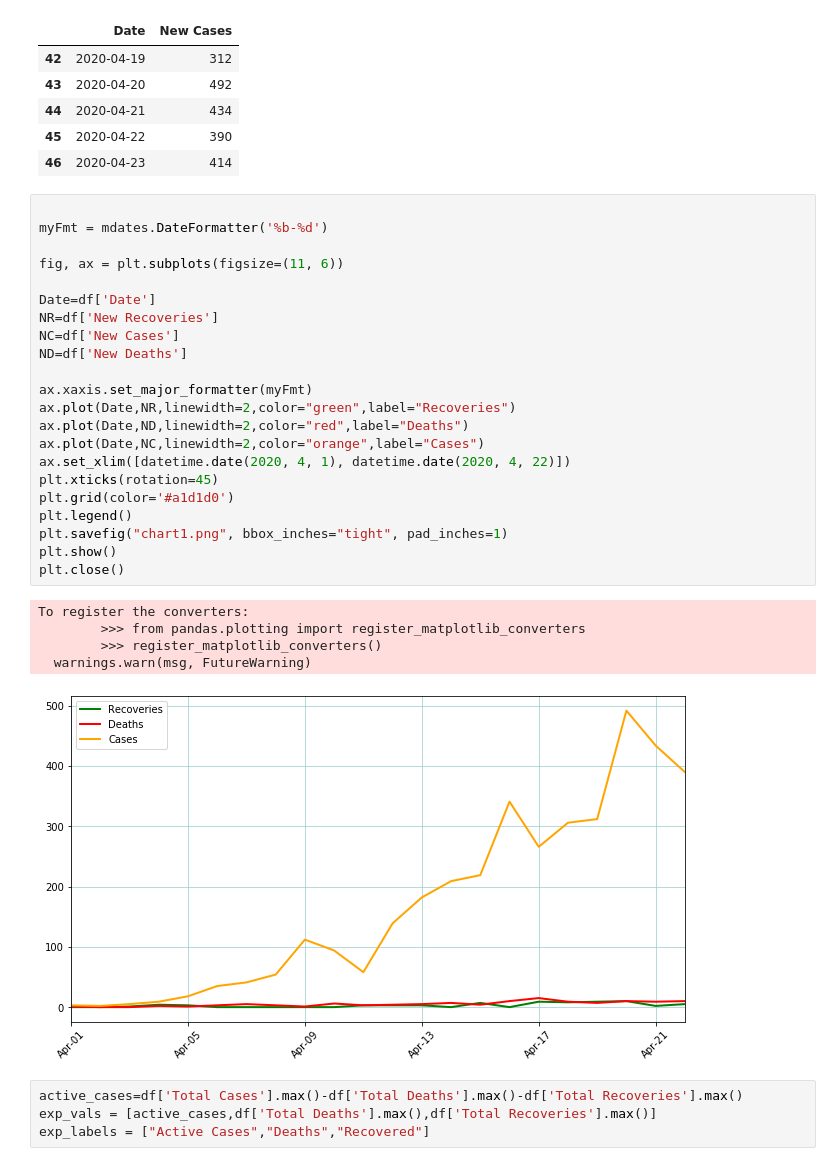
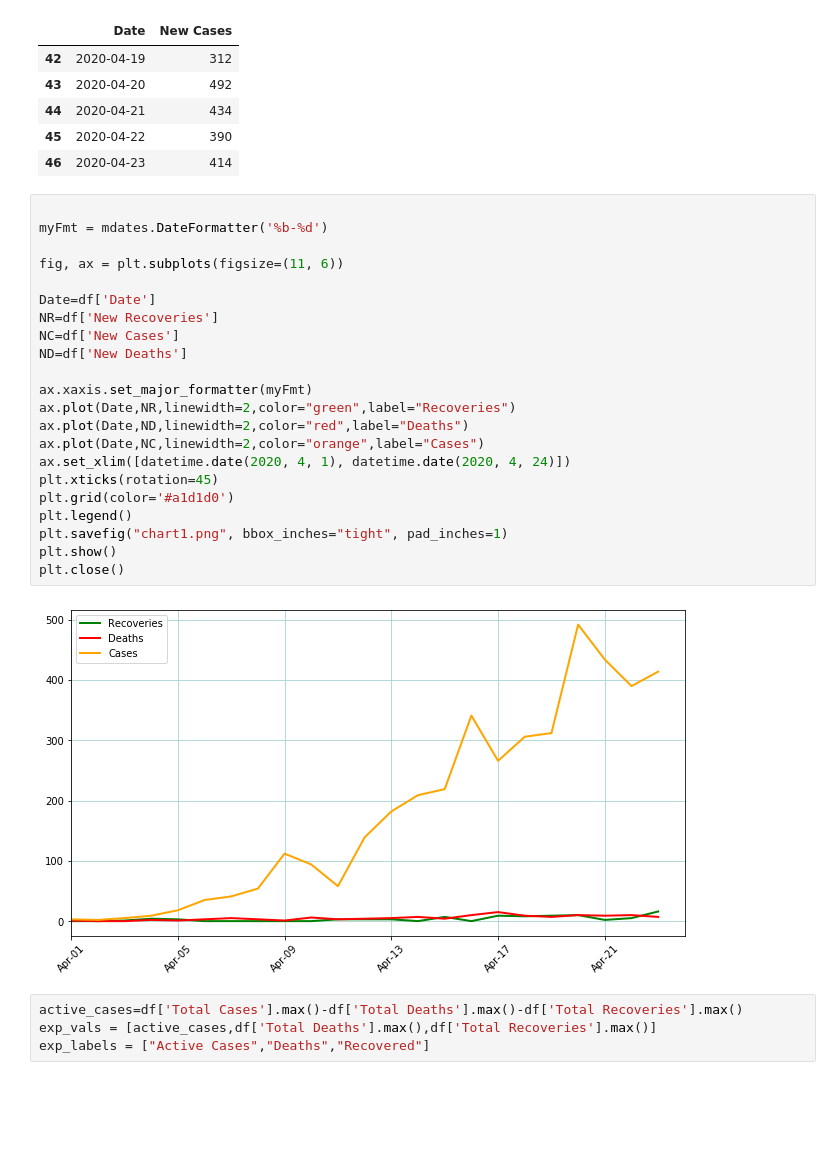
Before and after one commit to FarhadKamal/Covid, a Jupyter notebook: covidbd.ipynb, the cells around one changed output. Drawn from its saved outputs; the diff is of its cells as text; blank space fills up the shorter version.

```diff
--- a/covidbd.ipynb
+++ b/covidbd.ipynb
@@ -19,31 +19,27 @@ df[['Date','New Cases']].tail()
 # %%
 
 myFmt = mdates.DateFormatter('%b-%d')
 
 fig, ax = plt.subplots(figsize=(11, 6))
 
 Date=df['Date']
 NR=df['New Recoveries']
 NC=df['New Cases']
 ND=df['New Deaths']
 
 ax.xaxis.set_major_formatter(myFmt)
 ax.plot(Date,NR,linewidth=2,color="green",label="Recoveries")
 ax.plot(Date,ND,linewidth=2,color="red",label="Deaths")
 ax.plot(Date,NC,linewidth=2,color="orange",label="Cases")
-ax.set_xlim([datetime.date(2020, 4, 1), datetime.date(2020, 4, 22)])
+ax.set_xlim([datetime.date(2020, 4, 1), datetime.date(2020, 4, 24)])
 plt.xticks(rotation=45)
 plt.grid(color='#a1d1d0')
 plt.legend()
 plt.savefig("chart1.png", bbox_inches="tight", pad_inches=1)
 plt.show()
 plt.close()
 # %% [output]
-To register the converters:
-        >>> from pandas.plotting import register_matplotlib_converters
-        >>> register_matplotlib_converters()
-  warnings.warn(msg, FutureWarning)
-[figure, old version]
+[figure, new version]
 # %%
 active_cases=df['Total Cases'].max()-df['Total Deaths'].max()-df['Total Recoveries'].max()
 exp_vals = [active_cases,df['Total Deaths'].max(),df['Total Recoveries'].max()]
```
